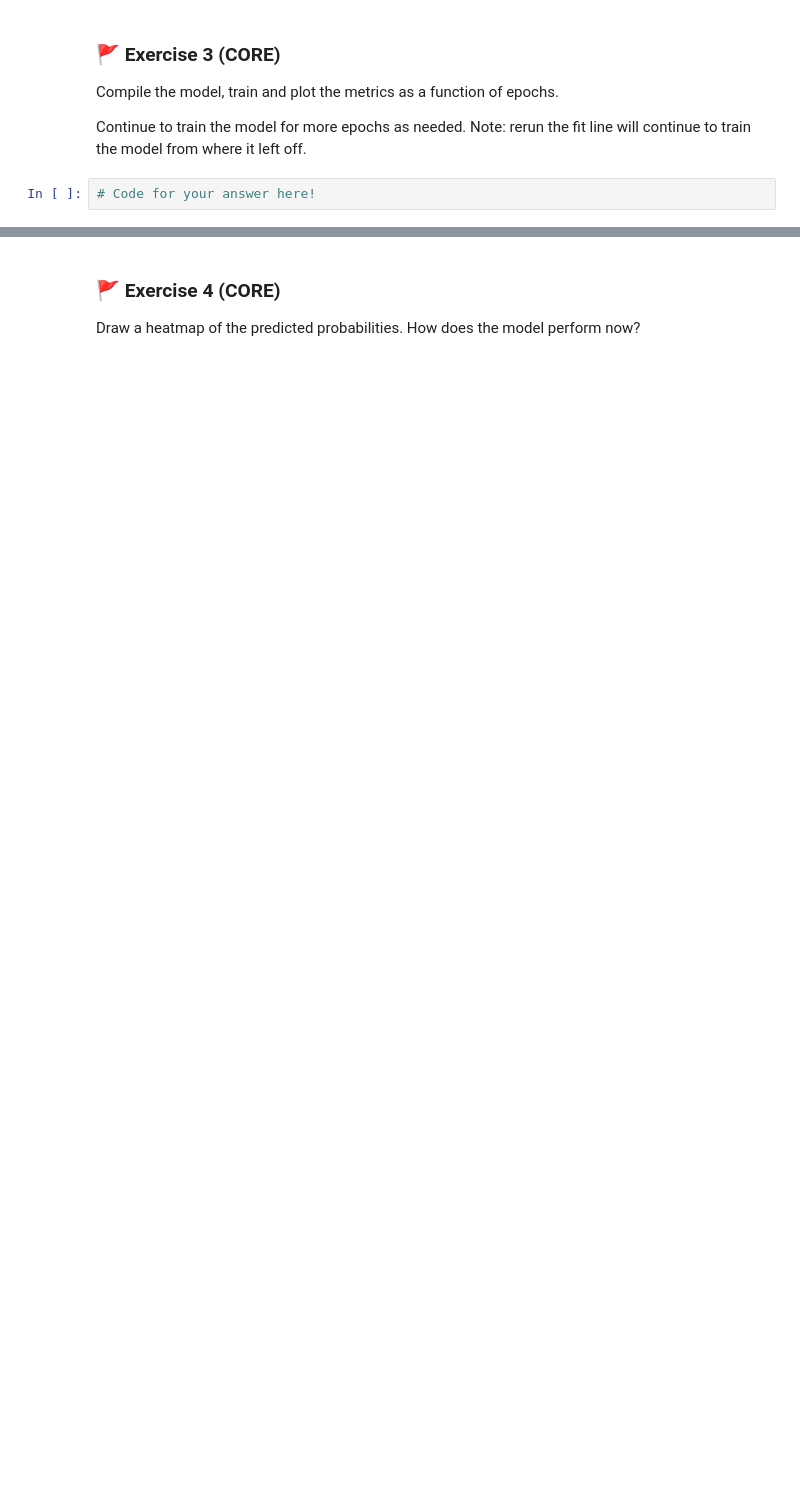
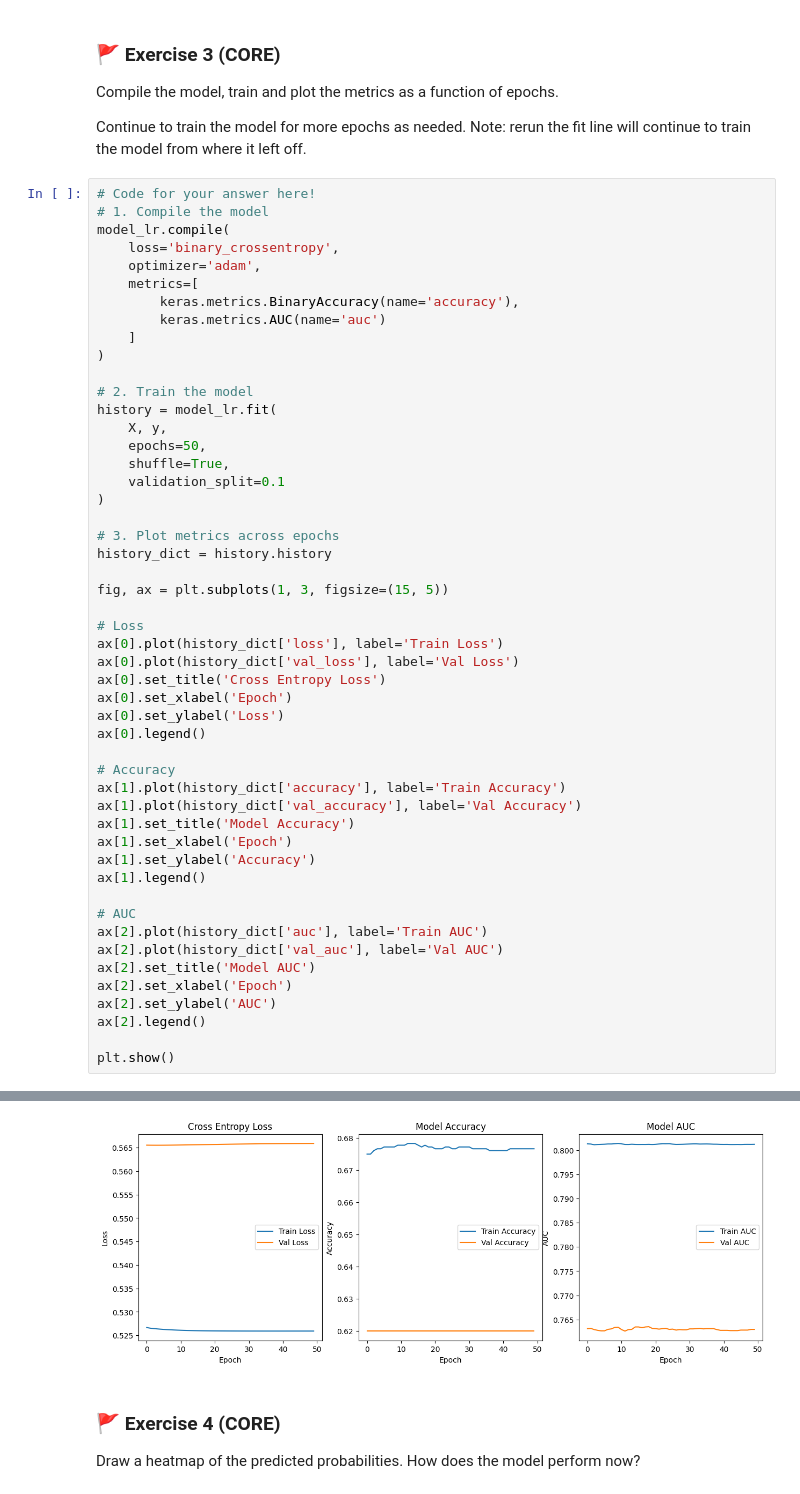
Before and after one commit to Aseel0AG/foo2, a Jupyter notebook: mlp_week09.ipynb, the cells around one changed output, grey strips where cells are left out. Cells and saved outputs as stored; diff of their text form; blank space fills up the shorter version.

```diff
--- a/mlp_week09.ipynb
+++ b/mlp_week09.ipynb
@@ -214,3 +320,52 @@ Compile the model, train and plot the metrics as a function of epochs.
 Continue to train the model for more epochs as needed. Note: rerun the fit line will continue to train the model from where it left off.
 # %%
 # Code for your answer here!
+# 1. Compile the model
+model_lr.compile(
+    loss='binary_crossentropy',
+    optimizer='adam',
+    metrics=[
+        keras.metrics.BinaryAccuracy(name='accuracy'),
+        keras.metrics.AUC(name='auc')
+    ]
+)
+
+# 2. Train the model
+history = model_lr.fit(
+    X, y,
+    epochs=50,
+    shuffle=True,
+    validation_split=0.1
+)
+
+# 3. Plot metrics across epochs
+history_dict = history.history
+
+fig, ax = plt.subplots(1, 3, figsize=(15, 5))
+
+# Loss
+ax[0].plot(history_dict['loss'], label='Train Loss')
+ax[0].plot(history_dict['val_loss'], label='Val Loss')
+ax[0].set_title('Cross Entropy Loss')
+ax[0].set_xlabel('Epoch')
+ax[0].set_ylabel('Loss')
+ax[0].legend()
+
+# Accuracy
+ax[1].plot(history_dict['accuracy'], label='Train Accuracy')
+ax[1].plot(history_dict['val_accuracy'], label='Val Accuracy')
+ax[1].set_title('Model Accuracy')
+ax[1].set_xlabel('Epoch')
+ax[1].set_ylabel('Accuracy')
+ax[1].legend()
+
+# AUC
+ax[2].plot(history_dict['auc'], label='Train AUC')
+ax[2].plot(history_dict['val_auc'], label='Val AUC')
+ax[2].set_title('Model AUC')
+ax[2].set_xlabel('Epoch')
+ax[2].set_ylabel('AUC')
+ax[2].legend()
+
+plt.show()
+# %% [output]
@@ -217,3 +389,4 @@ Continue to train the model for more epochs as needed. Note: rerun the fit line
+[figure, added]
 # %% [markdown]
 ### 🚩 Exercise 4 (CORE)
 
```
Also changed, not shown: parts of 46 cells of this notebook.
